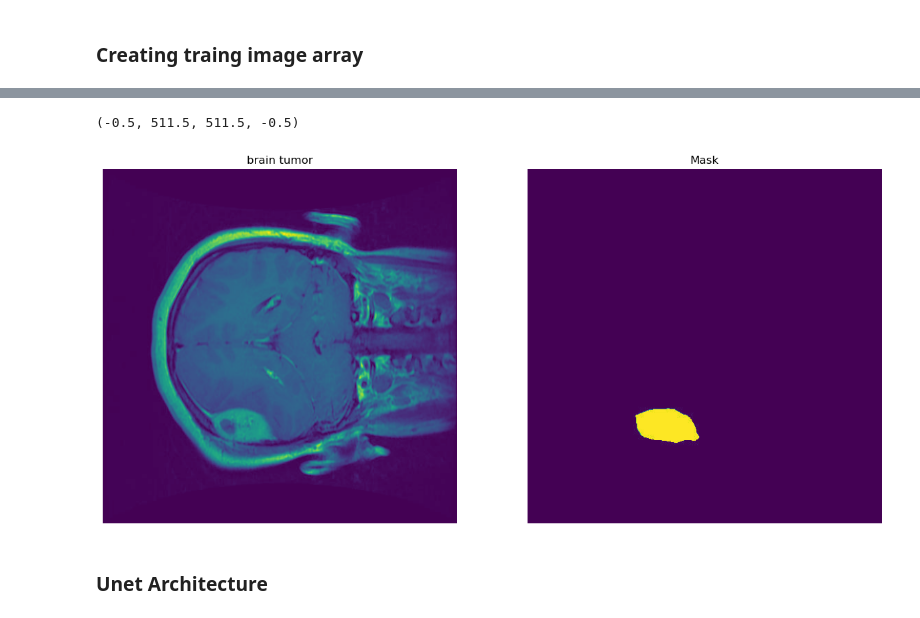
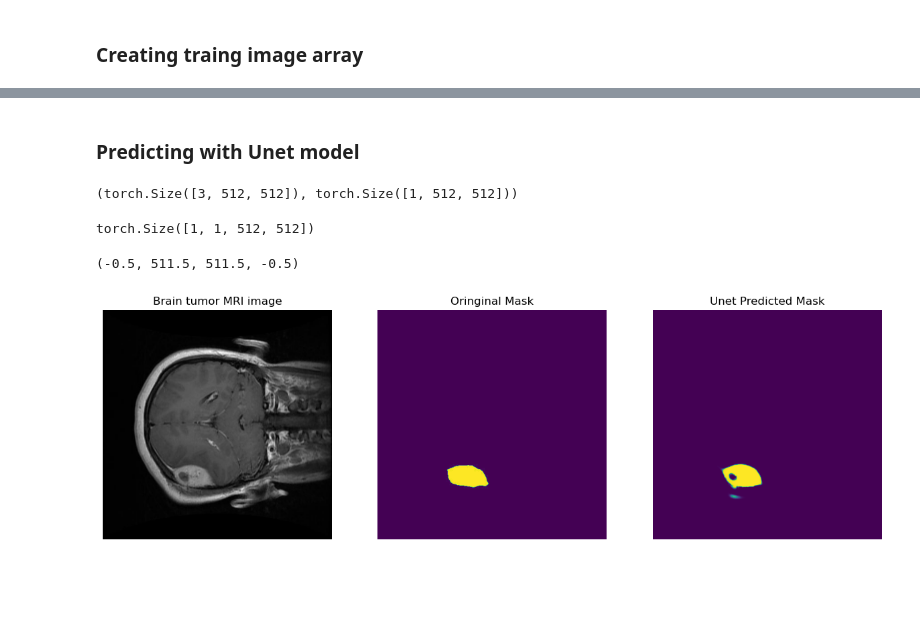
Before and after one commit to nayeem01/Unet-from-scratch-pytorch, a Jupyter notebook: unet-pytorch-brain-tumor.ipynb, the cells around one changed output, grey strips where cells are left out. Cells and saved outputs as stored; diff of their text form; code cells hidden in the pictures; blank space fills up the shorter version.

Commit message:
Kaggle Notebook | Unet pytorch Brain tumor | Version 3

```diff
--- a/unet-pytorch-brain-tumor.ipynb
+++ b/unet-pytorch-brain-tumor.ipynb
@@ -67,4 +53,4 @@ class Unet(nn.Module):
 # %%
-device = "cuda" if torch.cuda.is_available() else "cpu"
+device = "cuda:0" if torch.cuda.is_available() else "cpu"
 device
 # %% [output]
@@ -132,0 +261,18 @@ mask: torch.Size([705, 1, 512, 512])
+# %%
+train_dataset = DriveDataset(training_img, training_mask)
+test_dataset = DriveDataset(test_img, test_mask)
+
+train_dataloader = DataLoader(
+        dataset=train_dataset,
+        batch_size=8,
+        shuffle=True
+    )
+
+test_dataloader = DataLoader(
+        dataset=test_dataset,
+        batch_size=8,
+    )
+
+# train_dataset.shape
+img, label = next(iter(train_dataloader))
+img.shape, label.shape
@@ -133,15 +438,36 @@ mask: torch.Size([705, 1, 512, 512])
+# %% [markdown]
+
+### Predicting with Unet model
+# %%
+sample_img, sample_mask = next(iter(test_dataloader))
+sample_img[0].shape, sample_mask[0].shape
+# %% [output]
+(torch.Size([3, 512, 512]), torch.Size([1, 512, 512]))
+# %%
+model = model_0.cpu()
+model_0.eval()
+with torch.no_grad():
+    pred_y = model_0(sample_img[1].unsqueeze(dim=0).cpu())
+    pred_y = torch.sigmoid(pred_y)
+# %%
+pred_y.shape
+# %% [output]
+torch.Size([1, 1, 512, 512])
 # %%
-f, (ax1, ax2) = plt.subplots(1,2)
+f, (ax1, ax2,ax3) = plt.subplots(1,3)
 f.set_figheight(15)
 f.set_figwidth(15)
-ax1.imshow(tensor_images[1].squeeze())
-ax1.set_title("brain tumor")
+ax1.imshow(np.transpose(sample_img[1], (1, 2, 0)))
+ax1.set_title("Brain tumor MRI image")
 ax1.axis(False)
-ax2.imshow(tensor_masks[1].squeeze())
-ax2.set_title("Mask")
+
+ax2.imshow(sample_mask[1].squeeze())
+ax2.set_title("Oringinal Mask")
 ax2.axis(False)
+
+ax3.imshow(pred_y.squeeze())
+ax3.set_title("Unet Predicted Mask")
+ax3.axis(False)
 # %% [output]
 (-0.5, 511.5, 511.5, -0.5)
-[figure, old version]
+[figure, new version]
-# %% [markdown]
-### Unet Architecture
```
Also changed, not shown: parts of 21 cells of this notebook.
